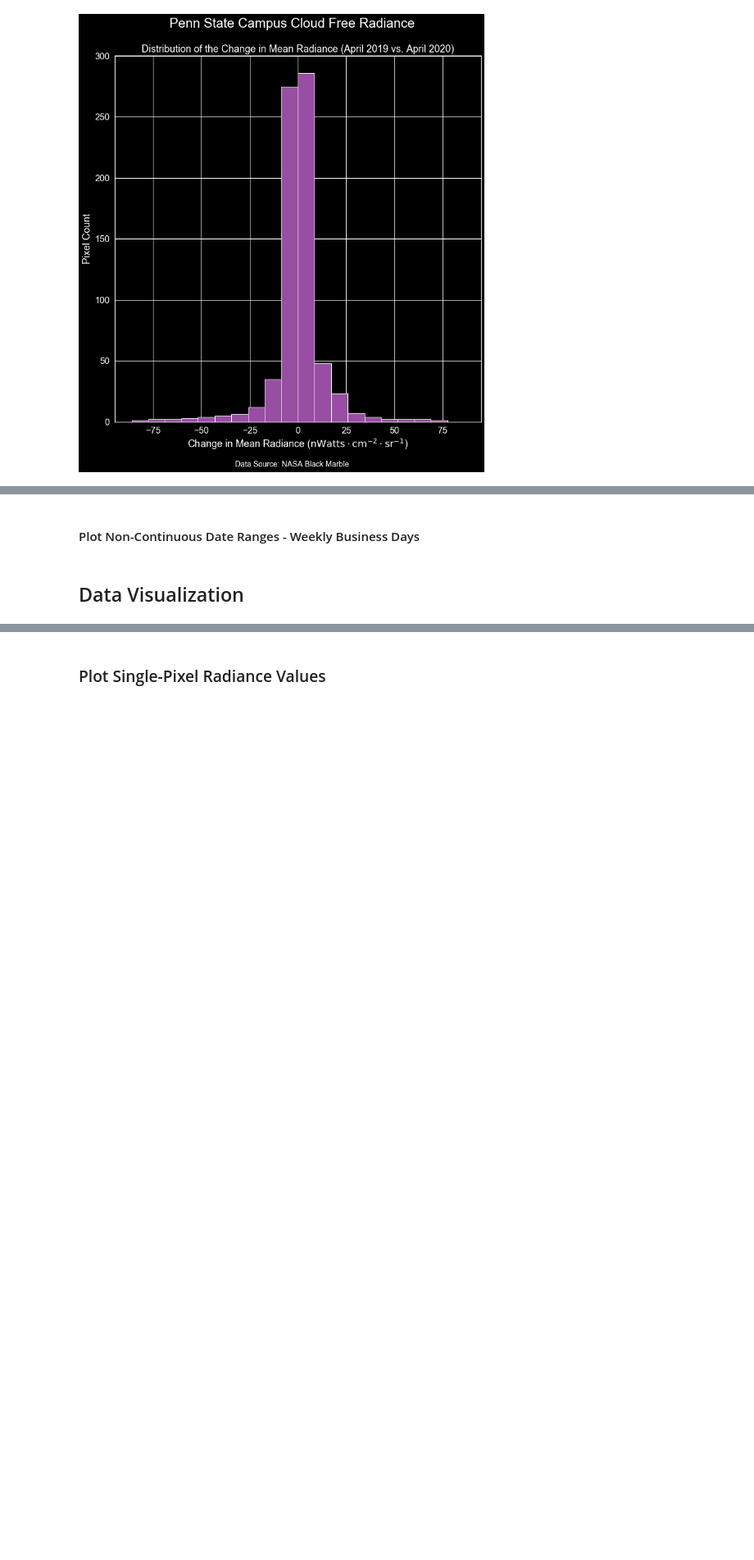
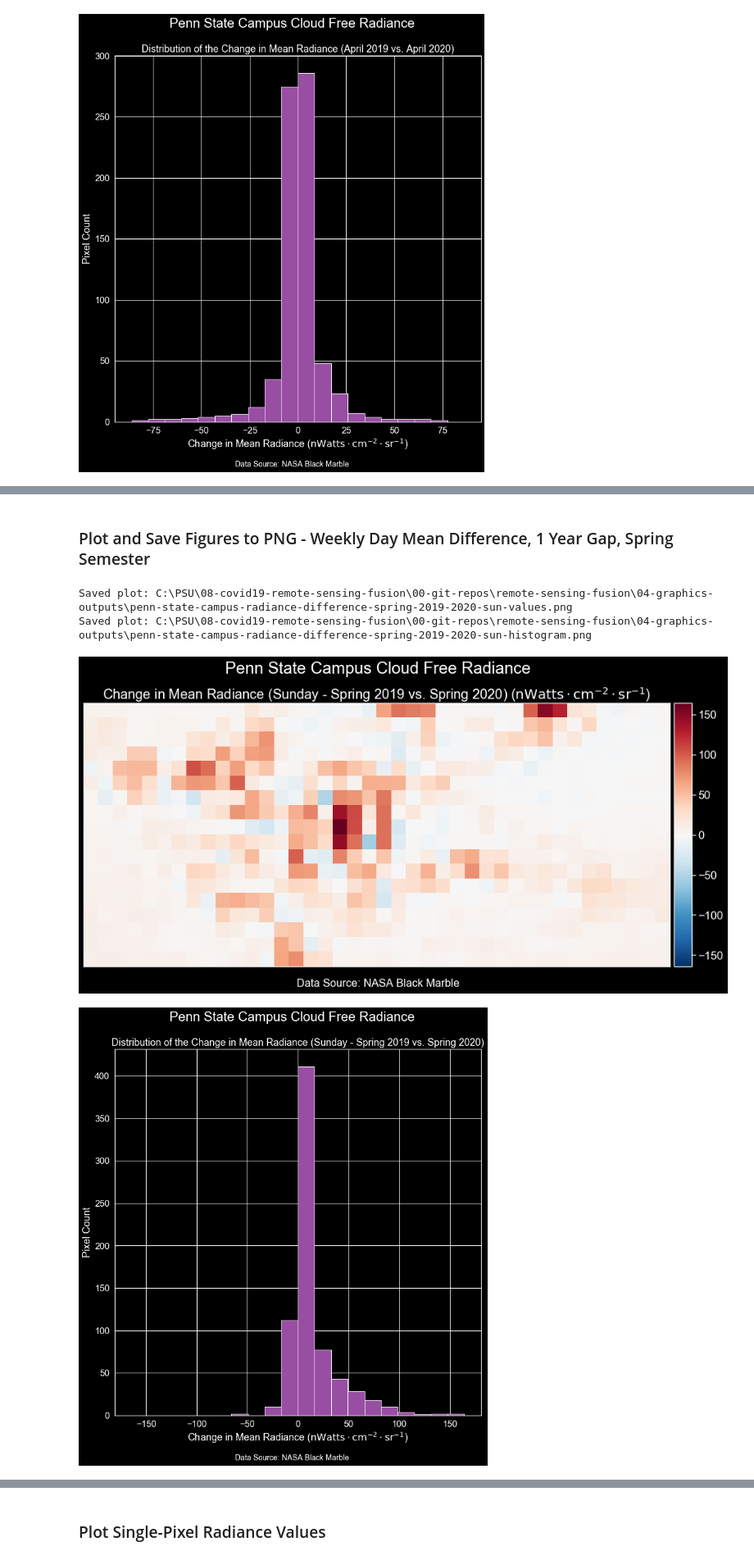
Before and after one commit to calekochenour/remote-sensing-fusion, a Jupyter notebook: 01-code-scripts/penn-state-black-marble-radiance.ipynb, the cells around one changed output, grey strips where cells are left out. Shown at 82% size. Saved outputs shown, nothing was run; the diff lists cells and outputs as text; code cells hidden in the pictures; blank space fills up the shorter version.

Commit message:
Add plots for weekly baseline comparison for Spring 2019/2020

```diff
--- a/01-code-scripts/penn-state-black-marble-radiance.ipynb
+++ b/01-code-scripts/penn-state-black-marble-radiance.ipynb
@@ -1009,2 +880,0 @@ ep.plot_bands(
-# %% [markdown]
-#### Plot Non-Continuous Date Ranges - Weekly Business Days
@@ -1029,2 +881,41 @@ ep.plot_bands(
-# %% [markdown]
-## Data Visualization
+# %% [markdown]
+### Plot and Save Figures to PNG - Weekly Day Mean Difference, 1 Year Gap, Spring Semester
+# %%
+# Get difference between Spring 2019 and Spring 2020 Sunday means
+diff_spring_2019_2020_sundays = rd.subtract_arrays(
+    semesters_unpacked.get('20200111-20200510-SUN'),
+    semesters_unpacked.get('20190105-20190505-SUN'))
+
+# Plot difference
+fig, ax = rd.plot_values(
+    diff_spring_2019_2020_sundays,
+    title="Change in Mean Radiance (Sunday - Spring 2019 vs. Spring 2020)",
+    difference=True)
+
+# Define output path
+outpath = os.path.join(
+    working_directory, "04-graphics-outputs",
+    "penn-state-campus-radiance-difference-spring-2019-2020-sun-values.png")
+
+# Save figure as PNG
+rd.save_figure(outpath)
+
+# Plot histogram
+fig, ax = rd.plot_histogram(
+    diff_spring_2019_2020_sundays,
+    title="Distribution of the Change in Mean Radiance (Sunday - Spring 2019 vs. Spring 2020)",
+    xlabel='Change in Mean Radiance',
+    difference=True)
+
+# Define output path
+outpath = os.path.join(
+    working_directory, "04-graphics-outputs",
+    "penn-state-campus-radiance-difference-spring-2019-2020-sun-histogram.png")
+
+# Save figure as PNG
+rd.save_figure(outpath)
+# %% [output]
+Saved plot: C:\PSU\08-covid19-remote-sensing-fusion\00-git-repos\remote-sensing-fusion\04-graphics-outputs\penn-state-campus-radiance-difference-spring-2019-2020-sun-values.png
+Saved plot: C:\PSU\08-covid19-remote-sensing-fusion\00-git-repos\remote-sensing-fusion\04-graphics-outputs\penn-state-campus-radiance-difference-spring-2019-2020-sun-histogram.png
+[figure, added]
+[figure, added]
```
Also changed, not shown: parts of 25 cells of this notebook.
